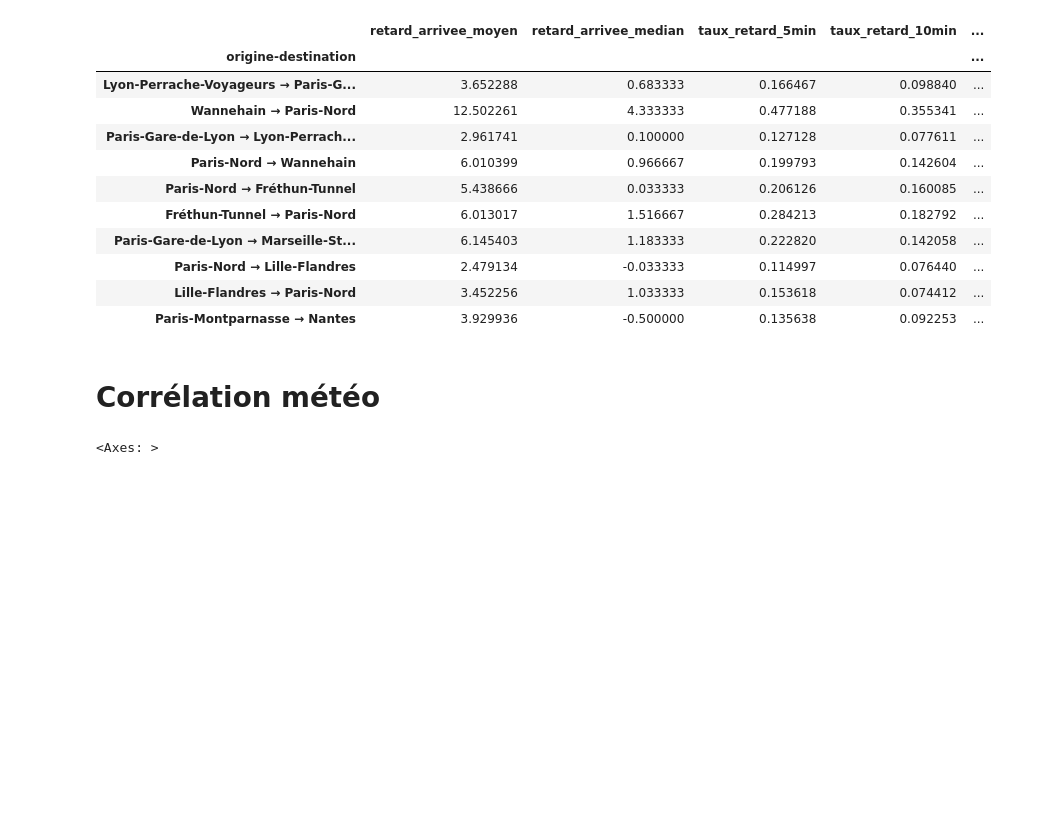
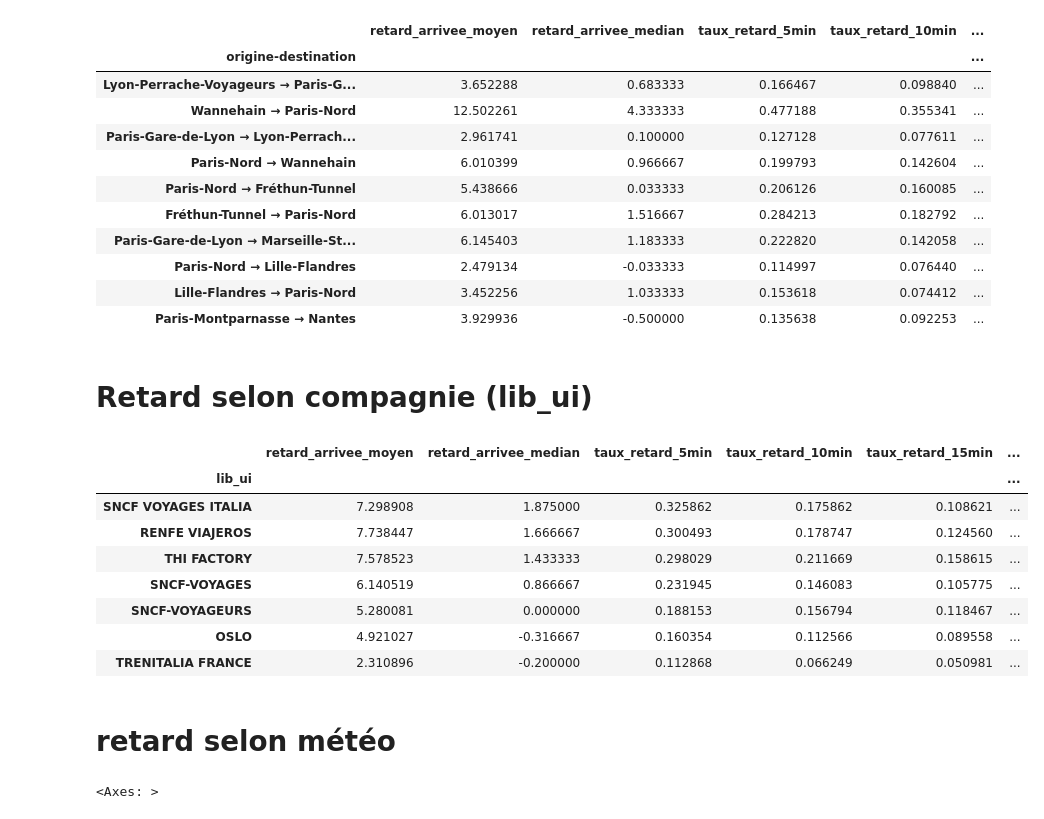
Before and after one commit to Gallien-e/analyse-retard-sncf, a Jupyter notebook: notebooks/2-EDA-2024.ipynb, the cells around one changed output. Cells and saved outputs as stored; diff of their text form; code cells hidden in the pictures; blank space fills up the shorter version.

```diff
--- a/notebooks/2-EDA-2024.ipynb
+++ b/notebooks/2-EDA-2024.ipynb
@@ -80,13 +80,6 @@ df = (
 )
 # %% [markdown]
 # Ajout de variables
-# %%
-df['num_semaine'] = df['date_circ'].dt.isocalendar().week # TODO à mettre dans le script d'ingestion
-# %%
-# Ajout de colonnes simplifiées : True si le train a plus de n minutes de retard a
-for t in [5, 10, 15, 30, 60]:
-    # df[f"ret_depart_{t}min"] = df["ret_depart_obs_min"] >= t  # pas utilisé
-    df[f"ret_arrivee_{t}min"] = df["ret_arrivee_obs_min"] >= t
 # %%
 jours_feries = pd.read_csv("../data/1-raw/jours_feries/jours_feries_metropole_2005_2030.csv",
                            dtype={"annee": int, "nom_jour_ferie": str},
@@ -1249,8 +1242,33 @@ retard_origine_destination.sort_values(by='nb_circ', ascending=False).head(10).s
 #plt.title("Nombre de circulations par origine-destination")
 #sns.histplot(data=retard_origine_destination, x='nb_circ')
 #plt.show()
+# %% [markdown]
+# Retard selon compagnie (lib_ui)
+# %%
+# Taux de retard selon la compagnie ferroviaire (lib_ui)
+retard_compagnie = df.groupby("lib_ui").agg(
+    retard_arrivee_moyen = ('ret_arrivee_obs_min', 'mean'),
+    retard_arrivee_median = ('ret_arrivee_obs_min', 'median'),
+    taux_retard_5min = ('ret_arrivee_5min', 'mean'),
+    taux_retard_10min = ('ret_arrivee_10min', 'mean'),
+    taux_retard_15min = ('ret_arrivee_15min', 'mean'),
+    taux_retard_30min = ('ret_arrivee_30min', 'mean'),
+    taux_retard_60min = ('ret_arrivee_60min', 'mean'),
+    nb_circ = ('id_circ', 'count')
+)
+retard_compagnie.sort_values(by='taux_retard_5min', ascending=False).style.background_gradient(cmap='coolwarm')
+# %% [output]
+|  | retard_arrivee_moyen | retard_arrivee_median | taux_retard_5min | taux_retard_10min | taux_retard_15min | ... |
+| lib_ui |  |  |  |  |  | ... |
+| SNCF VOYAGES ITALIA | 7.298908 | 1.875000 | 0.325862 | 0.175862 | 0.108621 | ... |
+| RENFE VIAJEROS | 7.738447 | 1.666667 | 0.300493 | 0.178747 | 0.124560 | ... |
+| THI FACTORY | 7.578523 | 1.433333 | 0.298029 | 0.211669 | 0.158615 | ... |
+| SNCF-VOYAGES | 6.140519 | 0.866667 | 0.231945 | 0.146083 | 0.105775 | ... |
+| SNCF-VOYAGEURS | 5.280081 | 0.000000 | 0.188153 | 0.156794 | 0.118467 | ... |
+| OSLO | 4.921027 | -0.316667 | 0.160354 | 0.112566 | 0.089558 | ... |
+| TRENITALIA FRANCE | 2.310896 | -0.200000 | 0.112868 | 0.066249 | 0.050981 | ... |
 # %% [markdown]
-# Corrélation météo
+# retard selon météo
 # %%
 # import des données météo france 2024
 meteo = pd.read_parquet("../data/2-clean/meteo/meteo_france_2024.parquet")
```
Also changed, not shown: parts of 6 cells of this notebook, 2 other files.
